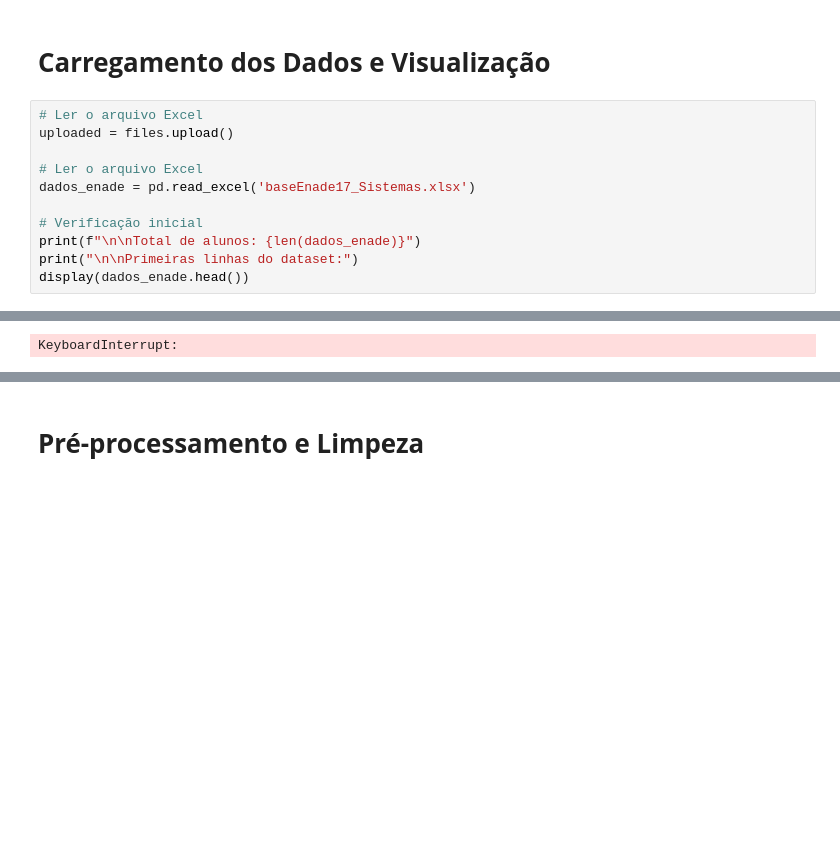
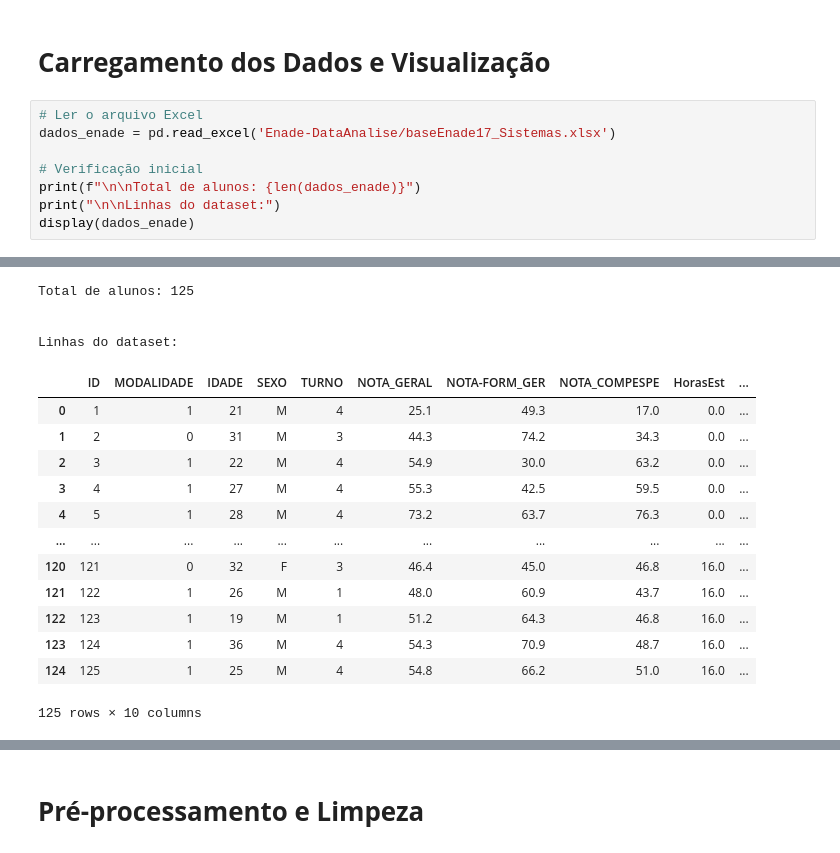
Before and after one commit to Ppedro-Leal/Enade-DataAnalise, a Jupyter notebook: Analise_de_dados_ENADE.ipynb, the cells around one changed output, grey strips where cells are left out. Drawn from its saved outputs; the diff is of its cells as text; blank space fills up the shorter version.

```diff
--- a/Analise_de_dados_ENADE.ipynb
+++ b/Analise_de_dados_ENADE.ipynb
@@ -33,13 +43,10 @@ Bibliotecas importadas e configuradas com sucesso!
 # **Carregamento dos Dados e Visualização**
 # %%
 # Ler o arquivo Excel
-uploaded = files.upload()
-
-# Ler o arquivo Excel
-dados_enade = pd.read_excel('baseEnade17_Sistemas.xlsx')
+dados_enade = pd.read_excel('Enade-DataAnalise/baseEnade17_Sistemas.xlsx')
 
 # Verificação inicial
 print(f"\n\nTotal de alunos: {len(dados_enade)}")
-print("\n\nPrimeiras linhas do dataset:")
-display(dados_enade.head())
+print("\n\nLinhas do dataset:")
+display(dados_enade)
 # %% [output]
@@ -47 +53,17 @@ display(dados_enade.head())
-KeyboardInterrupt:
+Total de alunos: 125
+
+
+Linhas do dataset:
+|  | ID | MODALIDADE | IDADE | SEXO | TURNO | NOTA_GERAL | NOTA-FORM_GER | NOTA_COMPESPE | HorasEst | ... |
+| 0 | 1 | 1 | 21 | M | 4 | 25.1 | 49.3 | 17.0 | 0.0 | ... |
+| 1 | 2 | 0 | 31 | M | 3 | 44.3 | 74.2 | 34.3 | 0.0 | ... |
+| 2 | 3 | 1 | 22 | M | 4 | 54.9 | 30.0 | 63.2 | 0.0 | ... |
+| 3 | 4 | 1 | 27 | M | 4 | 55.3 | 42.5 | 59.5 | 0.0 | ... |
+| 4 | 5 | 1 | 28 | M | 4 | 73.2 | 63.7 | 76.3 | 0.0 | ... |
+| ... | ... | ... | ... | ... | ... | ... | ... | ... | ... | ... |
+| 120 | 121 | 0 | 32 | F | 3 | 46.4 | 45.0 | 46.8 | 16.0 | ... |
+| 121 | 122 | 1 | 26 | M | 1 | 48.0 | 60.9 | 43.7 | 16.0 | ... |
+| 122 | 123 | 1 | 19 | M | 1 | 51.2 | 64.3 | 46.8 | 16.0 | ... |
+| 123 | 124 | 1 | 36 | M | 4 | 54.3 | 70.9 | 48.7 | 16.0 | ... |
+| 124 | 125 | 1 | 25 | M | 4 | 54.8 | 66.2 | 51.0 | 16.0 | ... |
+125 rows × 10 columns
```
Also changed, not shown: parts of 12 cells of this notebook.
